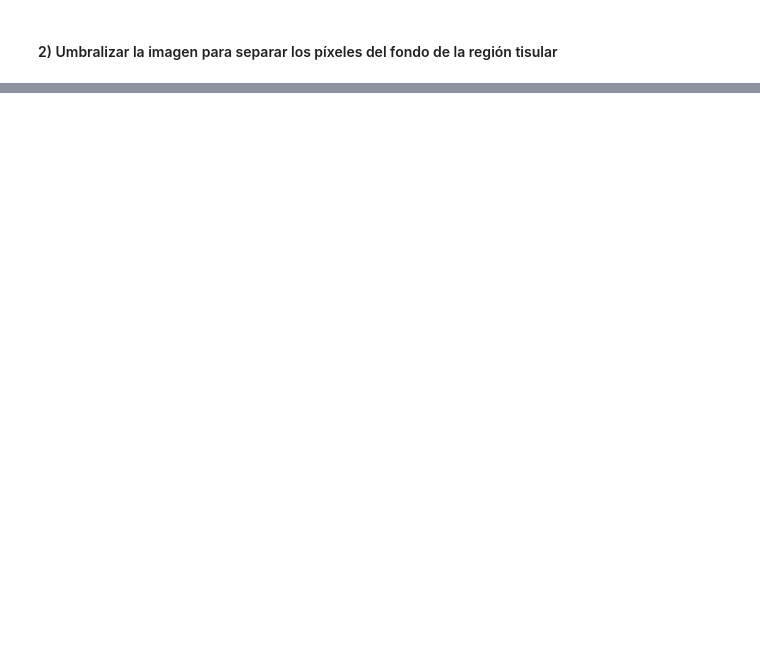
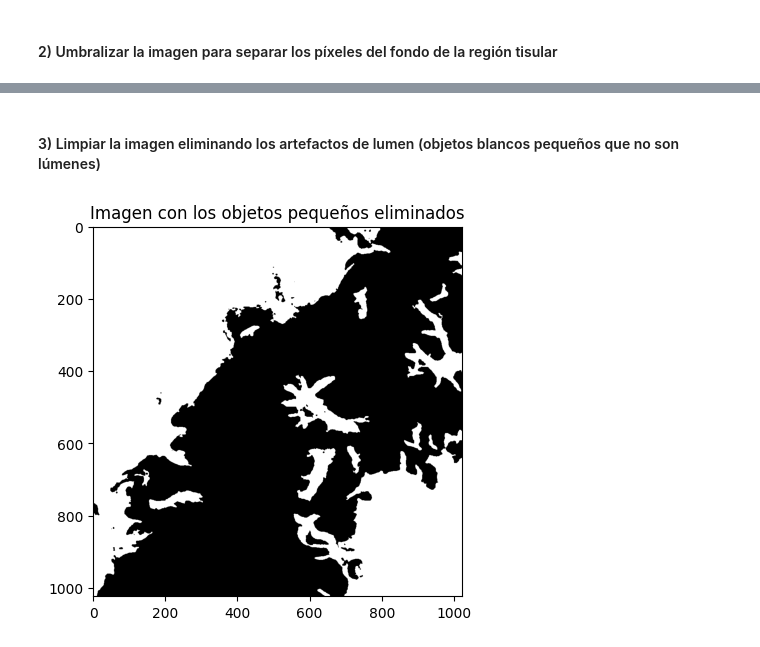
Before and after one commit to JoseJesusLaCasaNieto/Supervised_Learning, a Jupyter notebook: Actividad_C1_P1_LaCasaNieto_JoseJesus.ipynb, the cells around one changed output, grey strips where cells are left out. Cells and saved outputs as stored; diff of their text form; code cells hidden in the pictures; blank space fills up the shorter version.

```diff
--- a/Actividad_C1_P1_LaCasaNieto_JoseJesus.ipynb
+++ b/Actividad_C1_P1_LaCasaNieto_JoseJesus.ipynb
@@ -50,0 +87,15 @@ plt.show()
+# %% [markdown]
+#### 3) Limpiar la imagen eliminando los artefactos de lumen (objetos blancos pequeños que no son lúmenes)
+# %%
+# Utilizar la librería skimage.morphology.remove_small_objects para eliminar aquellos objetos cuya área sea menor a 300 píxeles
+# Más información en https://scikit-image.org/docs/dev/api/skimage.morphology.html#skimage.morphology.remove_small_objects
+# Visualizar la máscara resultante
+
+M_inv = M_inv.astype('bool')    # La página de la librería indica que la función trabaja diferente entre datos booleanos y de tipo [0, 1]. En mi caso, ha funcionado mejor en datos booleanos.
+M_cleaned = morphology.remove_small_objects(M_inv, 300)
+
+plt.imshow(M_cleaned, cmap='gray')
+plt.title("Imagen con los objetos pequeños eliminados")
+plt.show()
+# %% [output]
+[figure, added]
```
Also changed, not shown: parts of 14 cells of this notebook.
